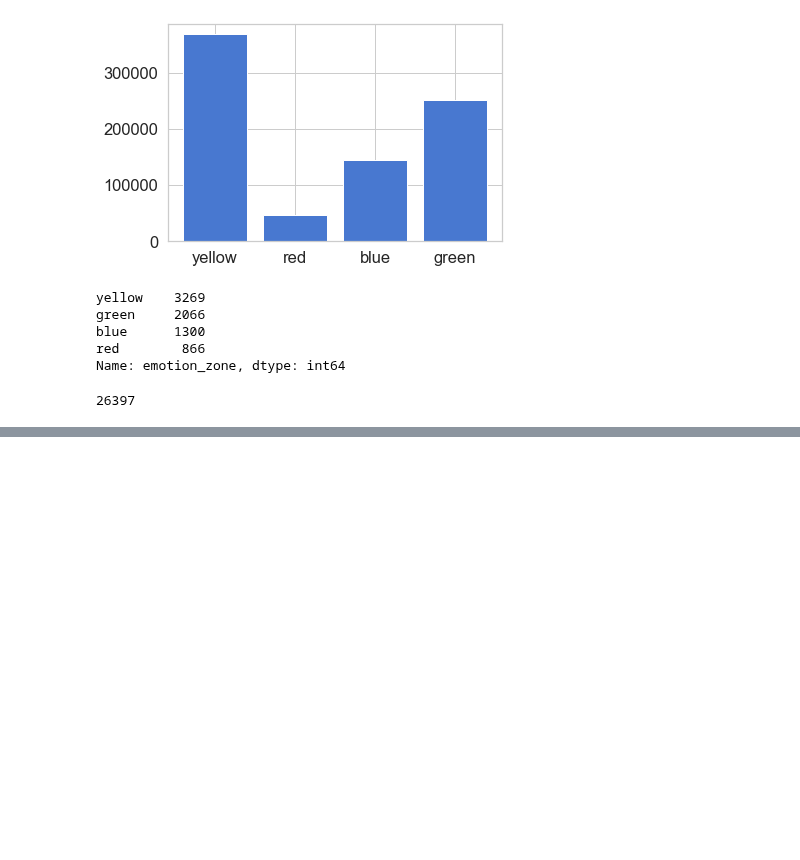
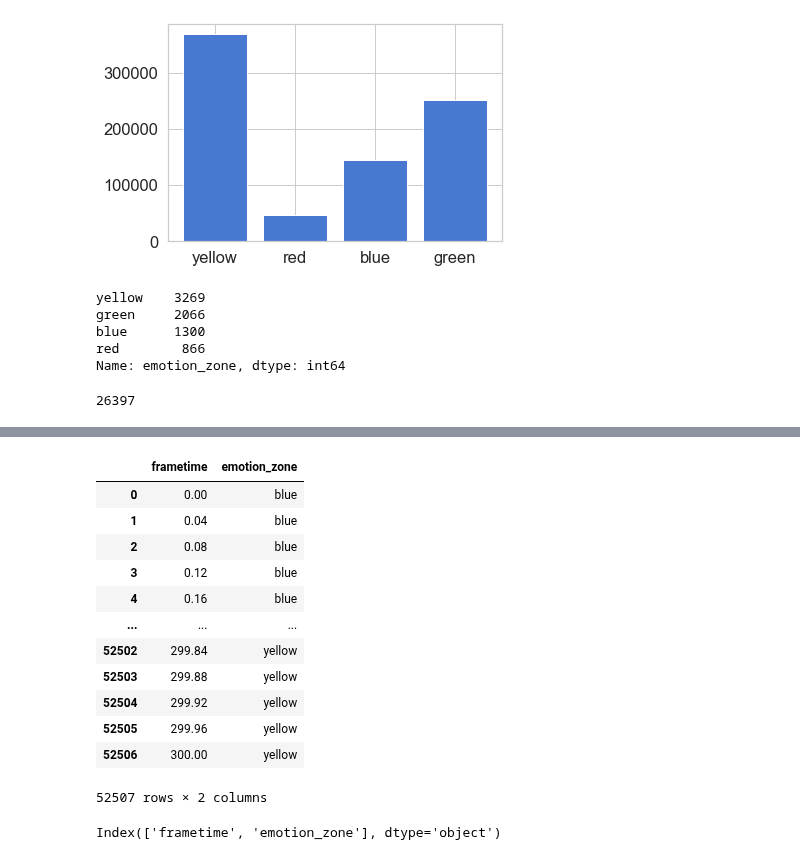
Before and after one commit to annanda/emotion_detection_for_children_with_asd, a Jupyter notebook: notebooks/emotion_detection_notebook.ipynb, the cells around one changed output, grey strips where cells are left out. Drawn from its saved outputs; the diff is of its cells as text; code cells hidden in the pictures; blank space fills up the shorter version.

```diff
--- a/notebooks/emotion_detection_notebook.ipynb
+++ b/notebooks/emotion_detection_notebook.ipynb
@@ -142,3 +142,27 @@ Name: emotion_zone, dtype: int64
 count_emotions['yellow']
 # %% [output]
 26397
+# %%
+import pathlib
+import os.path
+import pandas as pd
+from scipy.io import arff
+
+# path_main = pathlib.Path(__file__).parent.parent.absolute()
+# path_data_train = os.path.join(path_main, 'features', 'video', 'AU')
+# files = glob.glob(f"{path_data_train}/*.arff")
+path_absolute = '/Users/user/PycharmProjects/emotion_detection_system/features/video/AU/train_1_3.0_0.4.arff'
+data_train = arff.loadarff(path_absolute)
+data_train = pd.DataFrame(data_train[0])
+
+data_emotion_annotation = pd.read_csv('/Users/user/PycharmProjects/emotion_detection_system/labels/emotion_zones/emotion_names/train_1.csv')
+
+merged_annotation = data_train.merge(data_emotion_annotation, how='inner', on='frametime')
+merged_annotation
+
+result = pd.concat([data_train, data_emotion_annotation], axis=1, ignore_index=True)
+result
+
+result = pd.merge( data_train, data_emotion_annotation, how='left',  on='frametime', )
+# result.dropna(inplace=True)
+result
@@ -144,0 +183,21 @@ count_emotions['yellow']
+# %%
+data_emotion_annotation
+# %% [output]
+|  | frametime | emotion_zone |
+| 0 | 0.00 | blue |
+| 1 | 0.04 | blue |
+| 2 | 0.08 | blue |
+| 3 | 0.12 | blue |
+| 4 | 0.16 | blue |
+| ... | ... | ... |
+| 52502 | 299.84 | yellow |
+| 52503 | 299.88 | yellow |
+| 52504 | 299.92 | yellow |
+| 52505 | 299.96 | yellow |
+| 52506 | 300.00 | yellow |
+52507 rows × 2 columns
+# %%
+data_emotion_annotation = pd.read_csv('/Users/user/PycharmProjects/emotion_detection_system/labels/emotion_zones/emotion_names/train_1.csv')
+data_emotion_annotation.keys()
+# %% [output]
+Index(['frametime', 'emotion_zone'], dtype='object')
```
Also changed, not shown: parts of 5 cells of this notebook.
